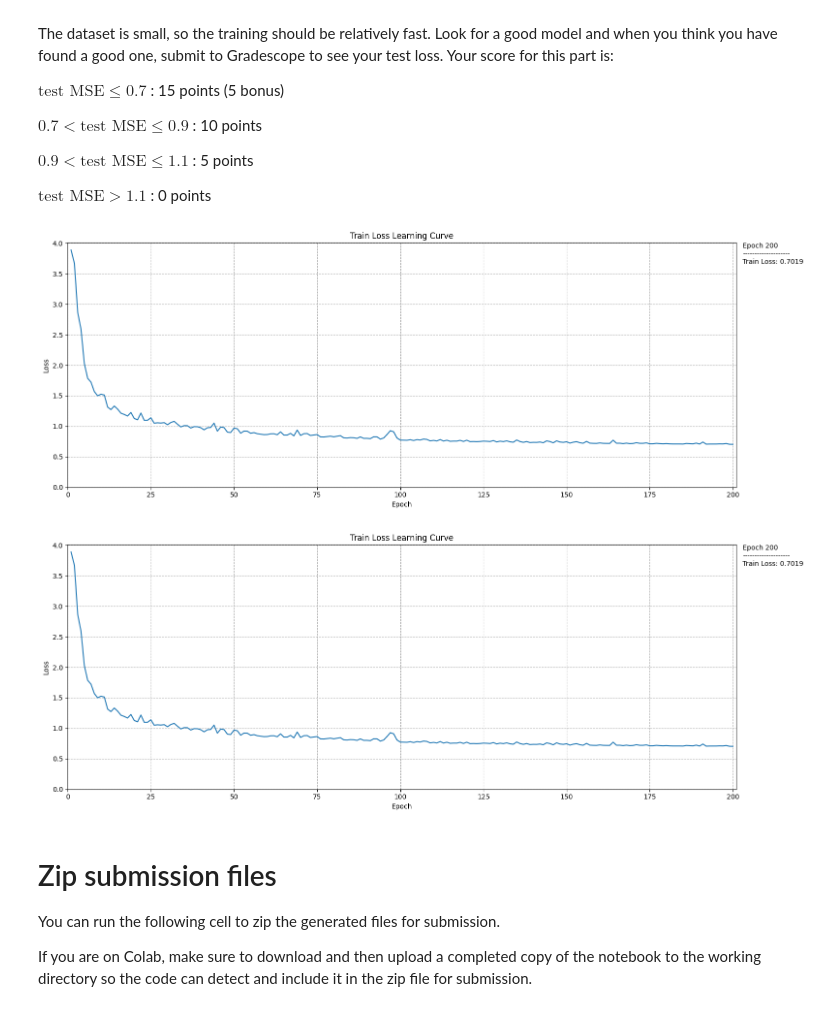
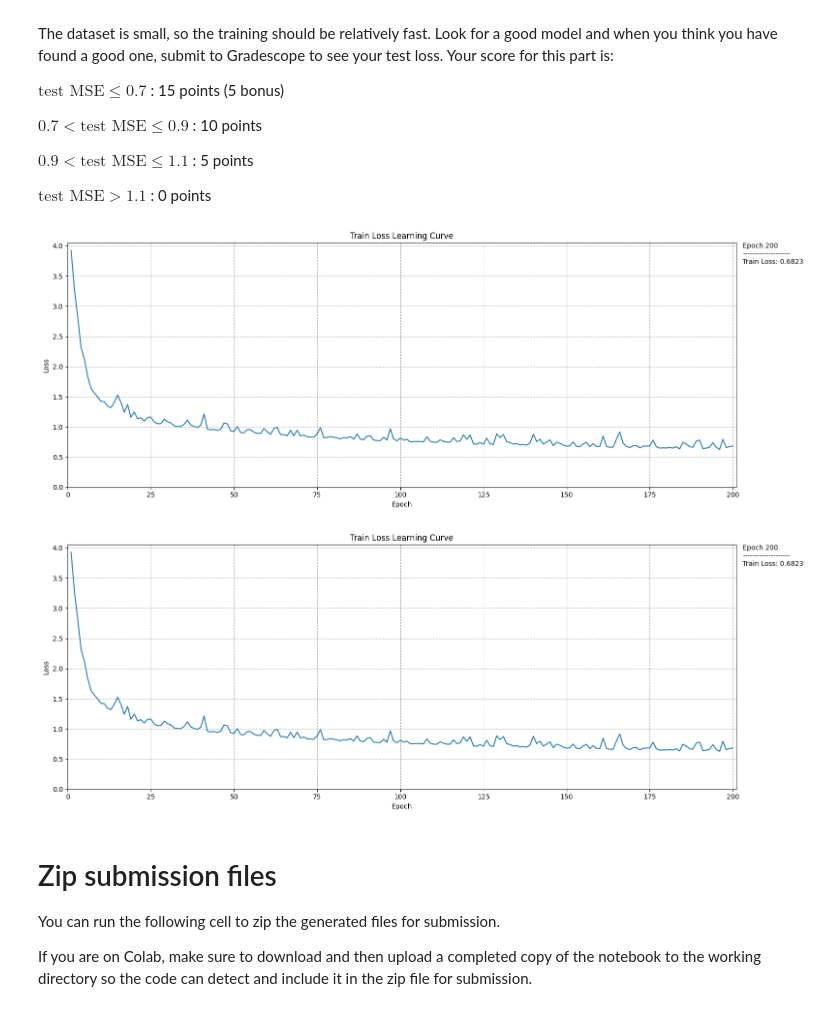
Before and after one commit to aitechroberts/deep_learning, a Jupyter notebook: HW5/HW5.ipynb, the cells around one changed output. Cells and saved outputs as stored; diff of their text form; code cells hidden in the pictures.

```diff
--- a/HW5/HW5.ipynb
+++ b/HW5/HW5.ipynb
@@ -217,37 +217,46 @@ $\text{test MSE} > 1.1$ : 0 points
 # %%
 """
 Choose the configuration of your model and training
 """
 
 model_config = dict(
     in_channels = 37,
     hidden_channels = 128,
     out_channels = 1,
     )
 
+# train_config = dict(
+#     optimizer_name = "Adam",
+#     optimizer_config = dict(lr = 1e-3, weight_decay = 5e-4),
+#     lr_scheduler_name = "StepLR",
+#     lr_scheduler_config = dict(step_size = 50, gamma = 0.5),
+#     batch_size = 16,
+#     n_epochs = 200,
+#     )
+
 train_config = dict(
     optimizer_name = "Adam",
     optimizer_config = dict(lr = 1e-3, weight_decay = 5e-4),
-    lr_scheduler_name = "StepLR",
-    lr_scheduler_config = dict(step_size = 50, gamma = 0.5),
+    lr_scheduler_name = "ExponentialLR",
+    lr_scheduler_config = dict(gamma = 0.999),
     batch_size = 16,
     n_epochs = 200,
     )
 
 if __name__ == '__main__':
     my_dataset = GraphDataset('data/train.npy')
     model = Model(**model_config)
     train(
         model = model,
         train_dataset = my_dataset,
         loss_fn = nn.MSELoss(),
         device = Device,
         plot_freq = 10,
         **train_config,
         )
 # %% [output]
-[figure, old version]
+[figure, new version]
-[figure, old version]
+[figure, new version]
 # %% [markdown]
 # Zip submission files
 
```
Also changed, not shown: 4 other files.
